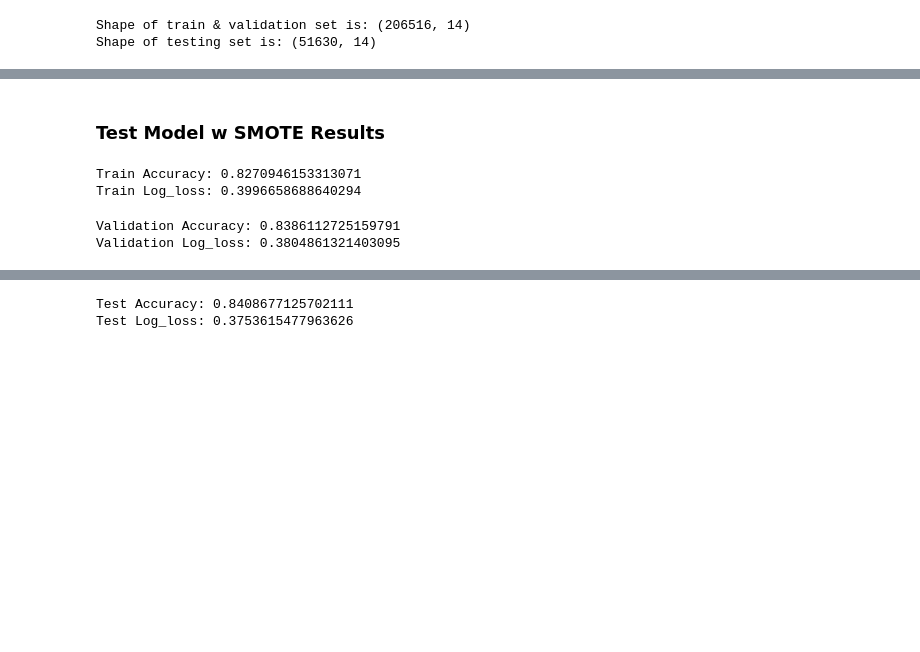
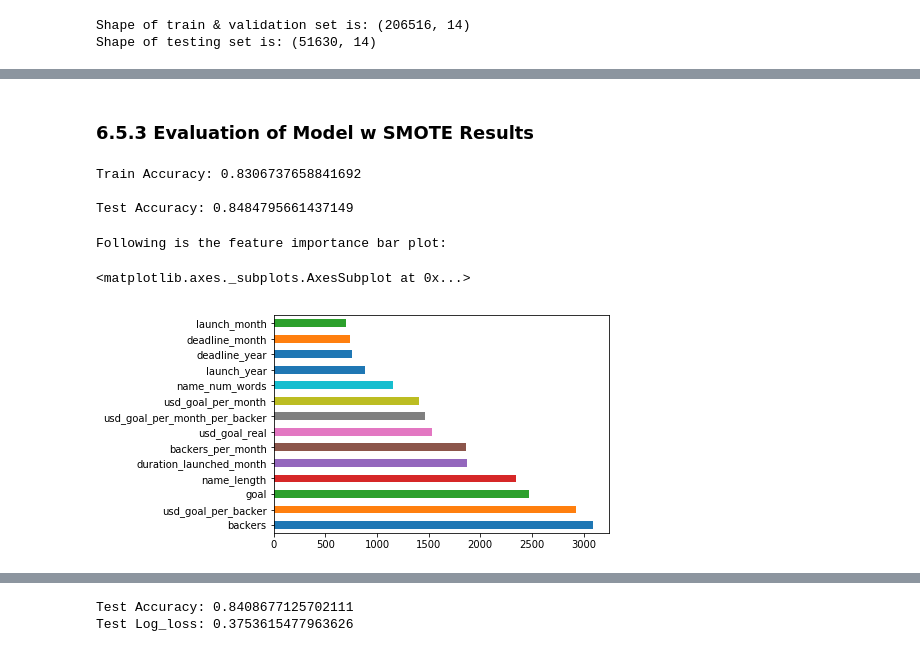
Before and after one commit to j2colaco/nu_ds_challenge, a Jupyter notebook: kickstarter_codebase.ipynb, the cells around one changed output, grey strips where cells are left out. Saved outputs shown, nothing was run; the diff lists cells and outputs as text; code cells hidden in the pictures; blank space fills up the shorter version.

```diff
--- a/kickstarter_codebase.ipynb
+++ b/kickstarter_codebase.ipynb
@@ -893,7 +925,3 @@ print('Shape of testing set is:', X_test.shape)
 # %% [output]
 Shape of train & validation set is: (206516, 14)
 Shape of testing set is: (51630, 14)
-# %%
-X_train, X_validate, y_train, y_validate = train_test_split(X_data, y_data, test_size=0.2, random_state=42) #Updated
-print('Shape of train & validation set is:', X_train.shape)
-print('Shape of testing set is:', X_validate.shape)
@@ -905,13 +930,11 @@ Shape of testing set is: (41304, 14)
 # %%
 os = SMOTE(random_state=0)
-os_data_X,os_data_y=os.fit_sample(X_train, y_train)
-os_data_X = pd.DataFrame(data=os_data_X,columns=X_train.columns)
+os_data_X,os_data_y=os.fit_sample(X_data, y_data)
+os_data_X = pd.DataFrame(data=os_data_X,columns=X_data.columns)
 os_data_y= pd.DataFrame(data=os_data_y,columns=['new_state'])
 
 # we can Check the numbers of our data
 print("Number of rows of oversampled data is ",len(os_data_X))
-print('The numbe of rows that have failed, succeeded and surged as class variables are all 101009. View the value counts of the class variable:')
+print('The numbe of rows that have failed, succeeded and surged as class variables are all 126305. View the value counts of the class variable:')
 os_data_y['new_state'].value_counts()
-# print("Proportion of failed data in oversampled data is ",len(os_data_y[os_data_y['new_state']==0])/len(os_data_X))
-# print("Proportion of successful data in oversampled data is ",len(os_data_y[os_data_y['new_state']==1])/len(os_data_X))
 # %% [output]
@@ -926,3 +948,0 @@ Name: new_state, dtype: int64
-# %%
-lgb_model_v2 = lgb.LGBMClassifier(**params, n_jobs=4)
-lgb_model_v2.fit(os_data_X, os_data_y, early_stopping_rounds=200, eval_set=(X_validate, y_validate), eval_metric='multi_logloss')
@@ -953,0 +1000,2 @@ LGBMClassifier(boosting_type='gbdt', class_weight=None, colsample_bytree=1.0,
+# %%
+model_eval, result_model = lgbm_model_smote(os_data_X, os_data_y, 5, random_state=23413)
@@ -954,18 +1088,20 @@ LGBMClassifier(boosting_type='gbdt', class_weight=None, colsample_bytree=1.0,
 # %% [markdown]
-### Test Model w SMOTE Results
+### 6.5.3 Evaluation of Model w SMOTE Results
-# %%
-y_train_pred = lgb_model_v2.predict(os_data_X, num_iteration=lgb_model_v2.best_iteration_)
-y_train_pred_proba = lgb_model_v2.predict_proba(os_data_X, num_iteration=lgb_model_v2.best_iteration_)
-print("Train Accuracy:",metrics.accuracy_score(os_data_y, y_train_pred))
-print("Train Log_loss:",metrics.log_loss(os_data_y, y_train_pred_proba))
-# %% [output]
-Train Accuracy: 0.8270946153313071
-Train Log_loss: 0.3996658688640294
-# %%
-y_pred = lgb_model_v2.predict(X_validate, num_iteration=lgb_model_v2.best_iteration_)
-y_pred_proba = lgb_model_v2.predict_proba(X_validate, num_iteration=lgb_model_v2.best_iteration_)
-print("Validation Accuracy:",metrics.accuracy_score(y_validate, y_pred))
-print("Validation Log_loss:",metrics.log_loss(y_validate, y_pred_proba))
-# %% [output]
-Validation Accuracy: 0.8386112725159791
-Validation Log_loss: 0.3804861321403095
+# %%
+print("Train Accuracy:",model_eval[0])
+print()
+y_pred = result_model.predict(X_test, num_iteration=result_model.best_iteration_)
+print("Test Accuracy:",metrics.accuracy_score(y_test, y_pred))
+# %% [output]
+Train Accuracy: 0.8306737658841692
+
+Test Accuracy: 0.8484795661437149
+# %%
+print('Following is the feature importance bar plot:')
+(pd.Series(result_model.feature_importances_, index=numerical_data_scaled.columns)
+   .nlargest(40)
+   .plot(kind='barh'))
+# %% [output]
+Following is the feature importance bar plot:
+<matplotlib.axes._subplots.AxesSubplot at 0x...>
+[figure, added]
```
Also changed, not shown: parts of 90 cells of this notebook.
